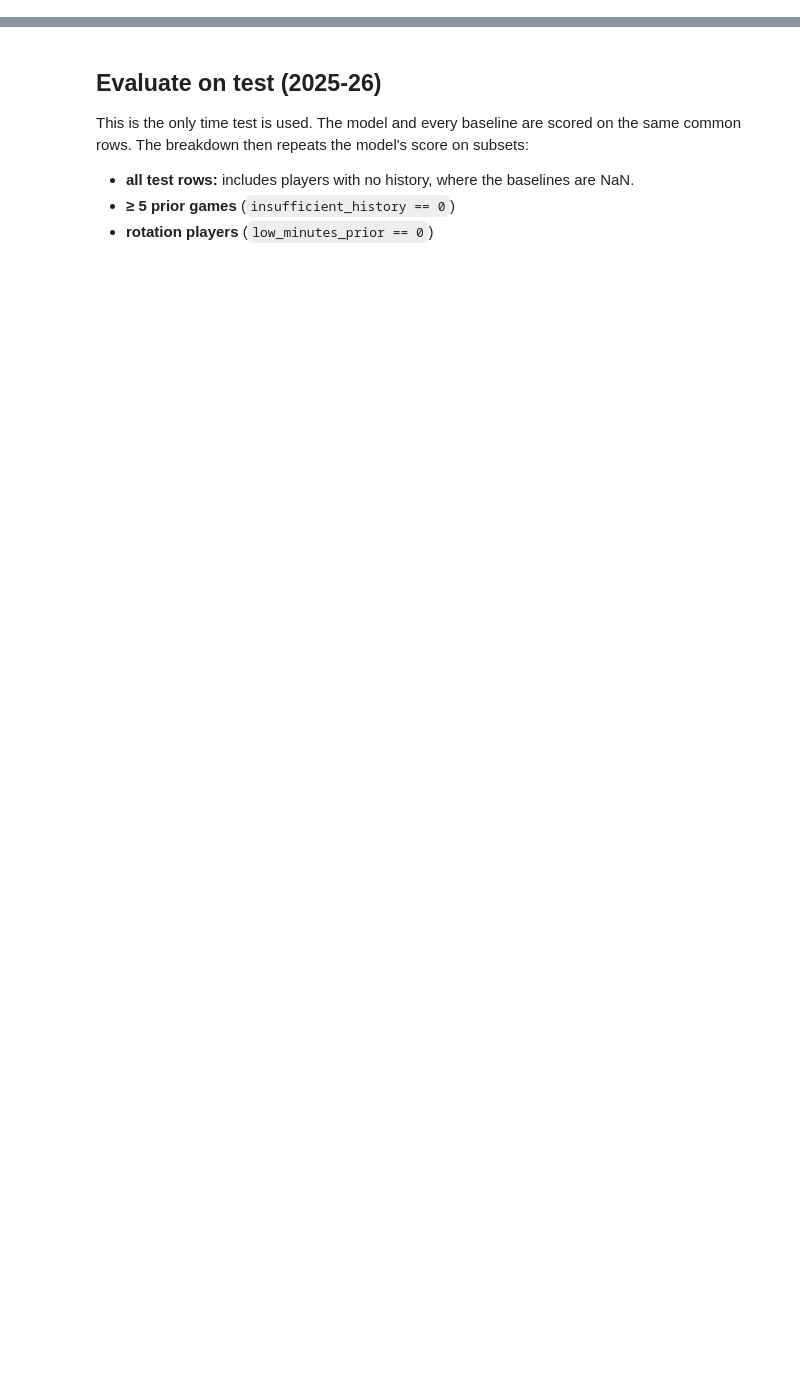
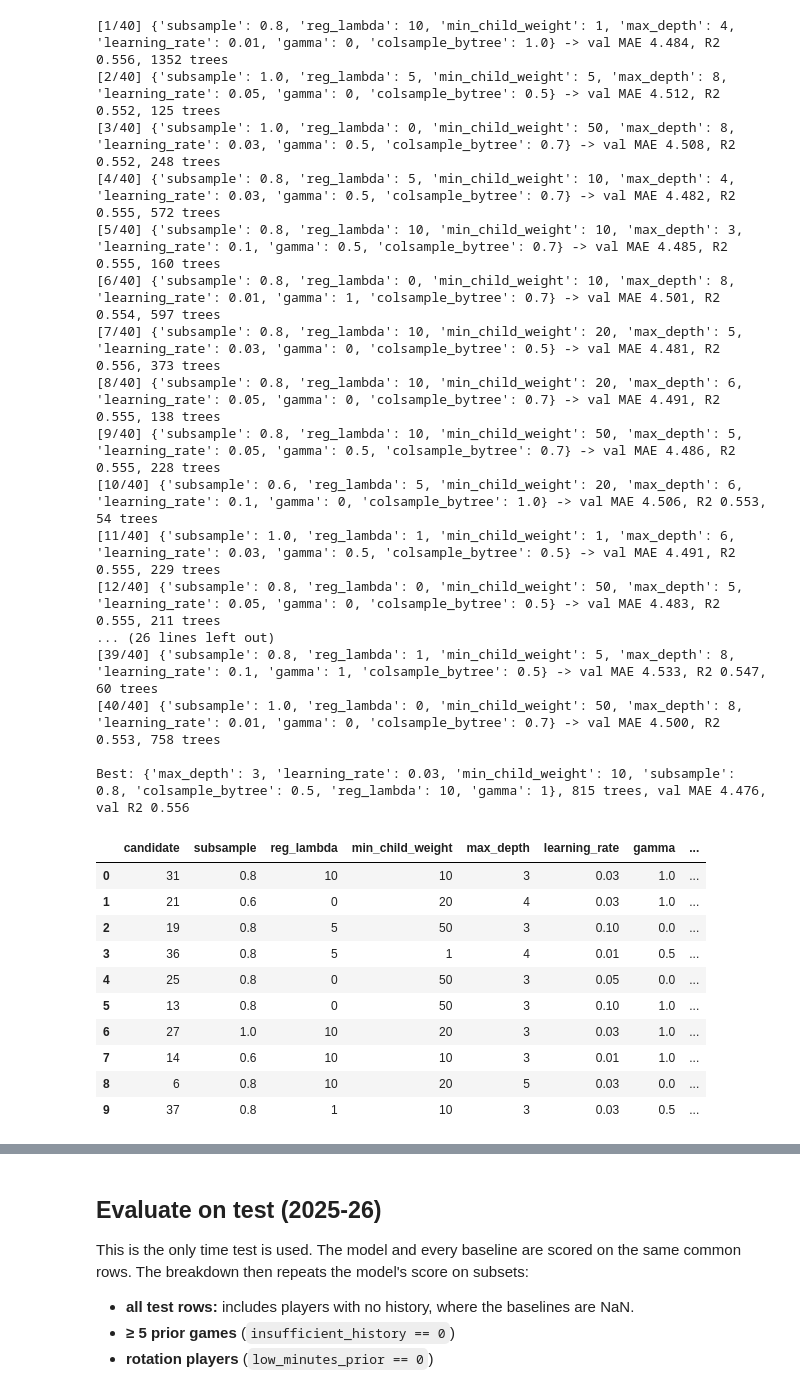
Before and after one commit to BrandonChang1/CPSC491-02Group8SportsBetting, a Jupyter notebook: ml/training/xgboost_full_dataset.ipynb, the cells around one changed output, grey strips where cells are left out. Drawn from its saved outputs; the diff is of its cells as text; code cells hidden in the pictures; blank space fills up the shorter version.

Commit message:
Trained XGBoost on full dataset with improved features. performed hyperparameter tuning. Selected and saved best performing model

```diff
--- a/ml/training/xgboost_full_dataset.ipynb
+++ b/ml/training/xgboost_full_dataset.ipynb
@@ -158,31 +181,61 @@ Each combination in `PARAM_GRID` is fit on train, with up to `MAX_ESTIMATORS` tr
 # %%
 def make_xgb(**params):
     return XGBRegressor(
         objective='reg:squarederror',
         tree_method='hist',
         enable_categorical=True,
         random_state=RANDOM_STATE,
         n_jobs=-1,
         **params,
     )
 
 
-X_train, y_train = train[FEATURES], train[TARGET]
-X_val, y_val = val[FEATURES], val[TARGET]
-
-grid = list(ParameterGrid(PARAM_GRID))
+configs = list(ParameterSampler(PARAM_DISTRIBUTIONS, n_iter=N_CONFIGS, random_state=RANDOM_STATE))
 tuning_rows = []
-for i, params in enumerate(grid):
+for i, params in enumerate(configs):
     candidate = make_xgb(n_estimators=MAX_ESTIMATORS, early_stopping_rounds=EARLY_STOPPING_ROUNDS,
                          eval_metric='mae', **params)
     candidate.fit(X_train, y_train, eval_set=[(X_val, y_val)], verbose=False)
-    pred = candidate.predict(X_val)
-    tuning_rows.append({'candidate': i, **params, 'best_n_trees': candidate.best_iteration + 1,
-                        **regression_metrics(y_val, pred)})
-    print(f'[{i + 1}/{len(grid)}] {params} -> val MAE {tuning_rows[-1]["MAE"]:.3f}')
+    val_scores = regression_metrics(y_val, candidate.predict(X_val))
+    train_scores = regression_metrics(y_train, candidate.predict(X_train))
+    tuning_rows.append({'candidate': i, **params, 'n_trees': candidate.best_iteration + 1,
+                        'MAE': val_scores['MAE'], 'RMSE': val_scores['RMSE'], 'R2': val_scores['R2'],
+                        'train_MAE': train_scores['MAE']})
+    print(f'[{i + 1}/{N_CONFIGS}] {params} -> val MAE {val_scores["MAE"]:.3f}, R2 {val_scores["R2"]:.3f}, '
+          f'{candidate.best_iteration + 1} trees')
 
 tuning = pd.DataFrame(tuning_rows).sort_values('MAE').reset_index(drop=True)
-best_params = grid[int(tuning.loc[0, 'candidate'])]
-best_n_trees = int(tuning.loc[0, 'best_n_trees'])
-print(f'Best: {best_params}, {best_n_trees} trees, val MAE {tuning.loc[0, "MAE"]:.3f}')
-tuning.drop(columns='candidate').head(10)
+best_row = tuning.iloc[0]
+best_params = {k: configs[int(best_row['candidate'])][k] for k in PARAM_DISTRIBUTIONS}
+best_n_trees = int(best_row['n_trees'])
+print(f'\nBest: {best_params}, {best_n_trees} trees, val MAE {best_row["MAE"]:.3f}, val R2 {best_row["R2"]:.3f}')
+tuning.head(10)
+# %% [output]
+[1/40] {'subsample': 0.8, 'reg_lambda': 10, 'min_child_weight': 1, 'max_depth': 4, 'learning_rate': 0.01, 'gamma': 0, 'colsample_bytree': 1.0} -> val MAE 4.484, R2 0.556, 1352 trees
+[2/40] {'subsample': 1.0, 'reg_lambda': 5, 'min_child_weight': 5, 'max_depth': 8, 'learning_rate': 0.05, 'gamma': 0, 'colsample_bytree': 0.5} -> val MAE 4.512, R2 0.552, 125 trees
+[3/40] {'subsample': 1.0, 'reg_lambda': 0, 'min_child_weight': 50, 'max_depth': 8, 'learning_rate': 0.03, 'gamma': 0.5, 'colsample_bytree': 0.7} -> val MAE 4.508, R2 0.552, 248 trees
+[4/40] {'subsample': 0.8, 'reg_lambda': 5, 'min_child_weight': 10, 'max_depth': 4, 'learning_rate': 0.03, 'gamma': 0.5, 'colsample_bytree': 0.7} -> val MAE 4.482, R2 0.555, 572 trees
+[5/40] {'subsample': 0.8, 'reg_lambda': 10, 'min_child_weight': 10, 'max_depth': 3, 'learning_rate': 0.1, 'gamma': 0.5, 'colsample_bytree': 0.7} -> val MAE 4.485, R2 0.555, 160 trees
+[6/40] {'subsample': 0.8, 'reg_lambda': 0, 'min_child_weight': 10, 'max_depth': 8, 'learning_rate': 0.01, 'gamma': 1, 'colsample_bytree': 0.7} -> val MAE 4.501, R2 0.554, 597 trees
+[7/40] {'subsample': 0.8, 'reg_lambda': 10, 'min_child_weight': 20, 'max_depth': 5, 'learning_rate': 0.03, 'gamma': 0, 'colsample_bytree': 0.5} -> val MAE 4.481, R2 0.556, 373 trees
+[8/40] {'subsample': 0.8, 'reg_lambda': 10, 'min_child_weight': 20, 'max_depth': 6, 'learning_rate': 0.05, 'gamma': 0, 'colsample_bytree': 0.7} -> val MAE 4.491, R2 0.555, 138 trees
+[9/40] {'subsample': 0.8, 'reg_lambda': 10, 'min_child_weight': 50, 'max_depth': 5, 'learning_rate': 0.05, 'gamma': 0.5, 'colsample_bytree': 0.7} -> val MAE 4.486, R2 0.555, 228 trees
+[10/40] {'subsample': 0.6, 'reg_lambda': 5, 'min_child_weight': 20, 'max_depth': 6, 'learning_rate': 0.1, 'gamma': 0, 'colsample_bytree': 1.0} -> val MAE 4.506, R2 0.553, 54 trees
+[11/40] {'subsample': 1.0, 'reg_lambda': 1, 'min_child_weight': 1, 'max_depth': 6, 'learning_rate': 0.03, 'gamma': 0.5, 'colsample_bytree': 0.5} -> val MAE 4.491, R2 0.555, 229 trees
+[12/40] {'subsample': 0.8, 'reg_lambda': 0, 'min_child_weight': 50, 'max_depth': 5, 'learning_rate': 0.05, 'gamma': 0, 'colsample_bytree': 0.5} -> val MAE 4.483, R2 0.555, 211 trees
+... (26 lines left out)
+[39/40] {'subsample': 0.8, 'reg_lambda': 1, 'min_child_weight': 5, 'max_depth': 8, 'learning_rate': 0.1, 'gamma': 1, 'colsample_bytree': 0.5} -> val MAE 4.533, R2 0.547, 60 trees
+[40/40] {'subsample': 1.0, 'reg_lambda': 0, 'min_child_weight': 50, 'max_depth': 8, 'learning_rate': 0.01, 'gamma': 0, 'colsample_bytree': 0.7} -> val MAE 4.500, R2 0.553, 758 trees
+
+Best: {'max_depth': 3, 'learning_rate': 0.03, 'min_child_weight': 10, 'subsample': 0.8, 'colsample_bytree': 0.5, 'reg_lambda': 10, 'gamma': 1}, 815 trees, val MAE 4.476, val R2 0.556
+|  | candidate | subsample | reg_lambda | min_child_weight | max_depth | learning_rate | gamma | ... |
+| 0 | 31 | 0.8 | 10 | 10 | 3 | 0.03 | 1.0 | ... |
+| 1 | 21 | 0.6 | 0 | 20 | 4 | 0.03 | 1.0 | ... |
+| 2 | 19 | 0.8 | 5 | 50 | 3 | 0.10 | 0.0 | ... |
+| 3 | 36 | 0.8 | 5 | 1 | 4 | 0.01 | 0.5 | ... |
+| 4 | 25 | 0.8 | 0 | 50 | 3 | 0.05 | 0.0 | ... |
+| 5 | 13 | 0.8 | 0 | 50 | 3 | 0.10 | 1.0 | ... |
+| 6 | 27 | 1.0 | 10 | 20 | 3 | 0.03 | 1.0 | ... |
+| 7 | 14 | 0.6 | 10 | 10 | 3 | 0.01 | 1.0 | ... |
+| 8 | 6 | 0.8 | 10 | 20 | 5 | 0.03 | 0.0 | ... |
+| 9 | 37 | 0.8 | 1 | 10 | 3 | 0.03 | 0.5 | ... |
```
Also changed, not shown: parts of 20 cells of this notebook, 5 other files.
